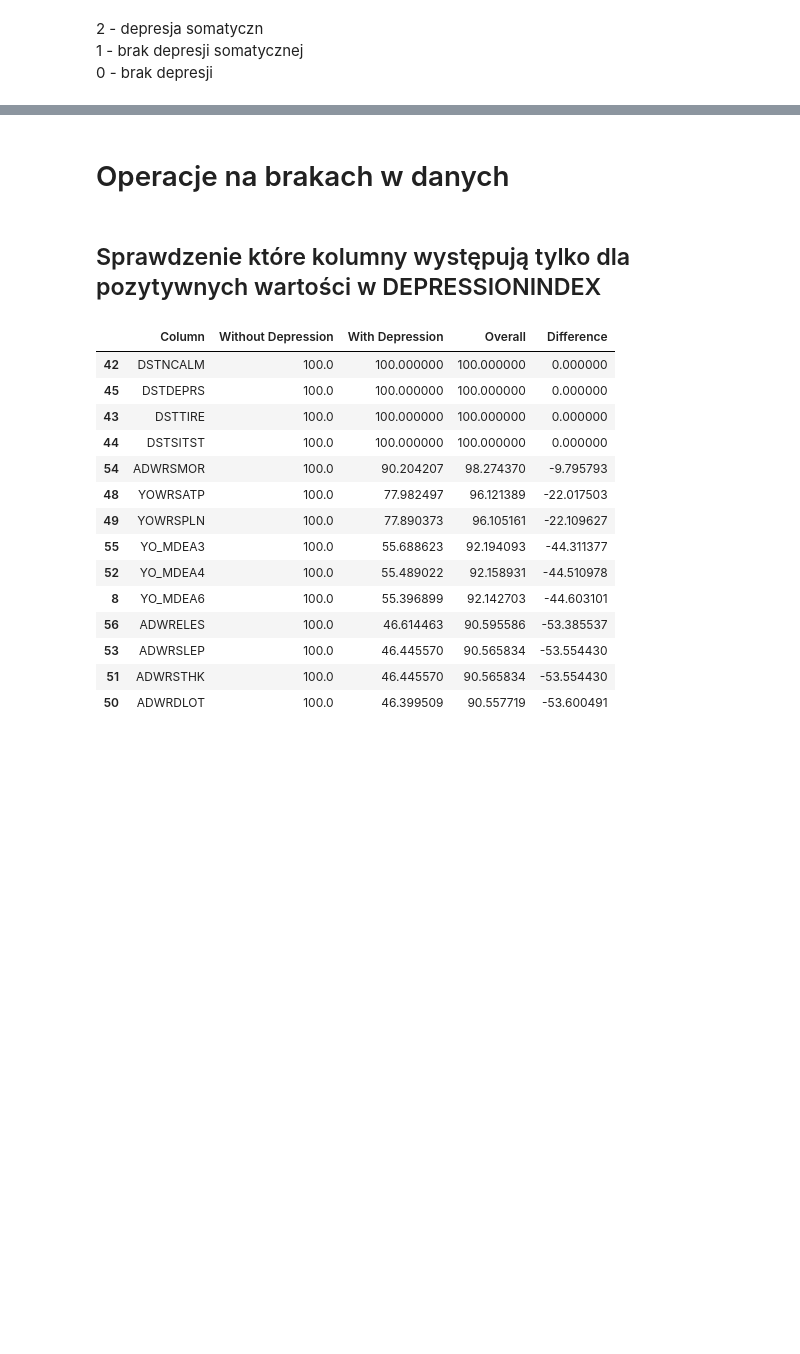
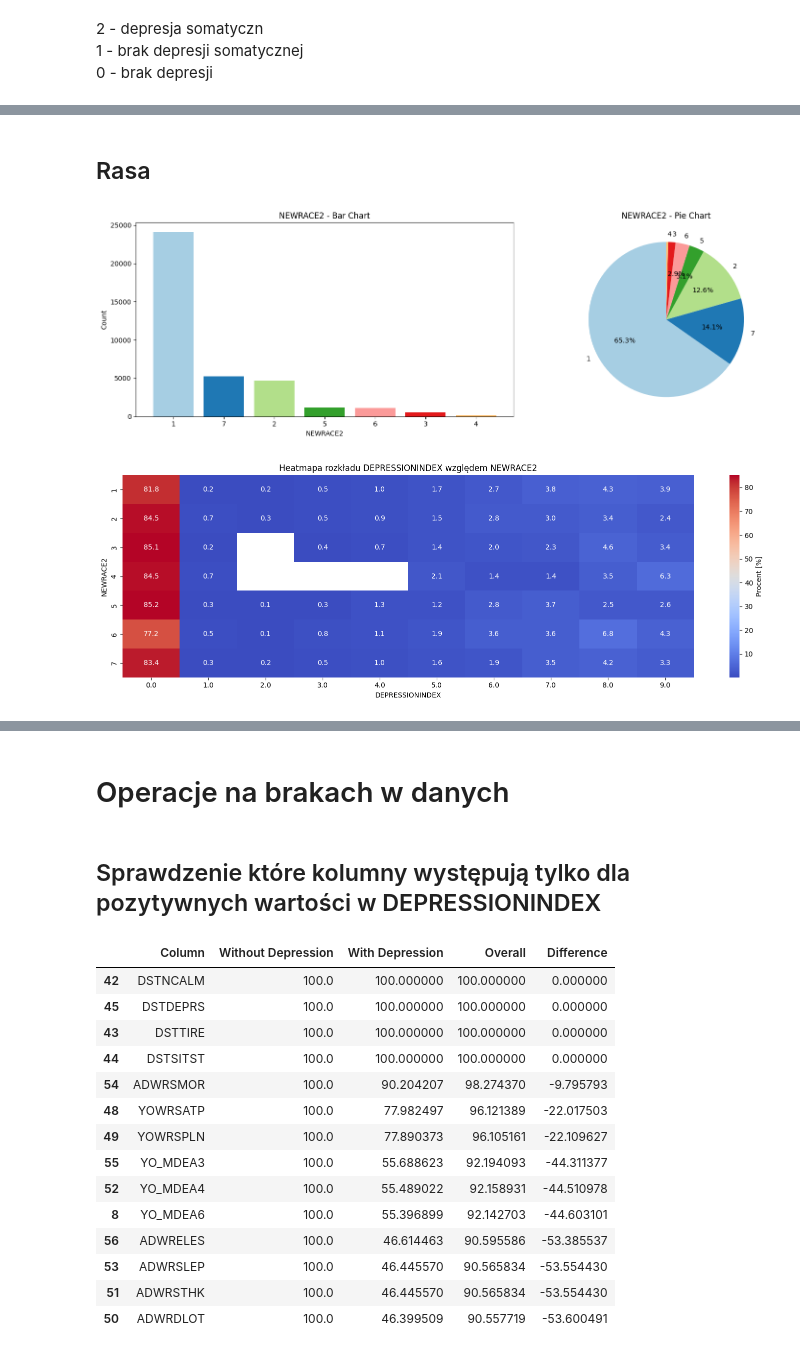
Before and after one commit to Nosal101/Eksploracyjna-Analiza-Danych, a Jupyter notebook: projekt2.ipynb, the cells around one changed output, grey strips where cells are left out. Drawn from its saved outputs; the diff is of its cells as text; code cells hidden in the pictures; blank space fills up the shorter version.

```diff
--- a/projekt2.ipynb
+++ b/projekt2.ipynb
@@ -130,0 +163,8 @@ plot_percentage_barplot(df_filtered, 'Somatic')
+# %% [markdown]
+## Rasa
+# %%
+plot_percentage_barplot(df_filtered, 'NEWRACE2')
+plot_depression_heatmap(df_filtered, 'DEPRESSIONINDEX', 'NEWRACE2')
+# %% [output]
+[figure, added]
+[figure, added]
```
Also changed, not shown: parts of 18 cells of this notebook.
